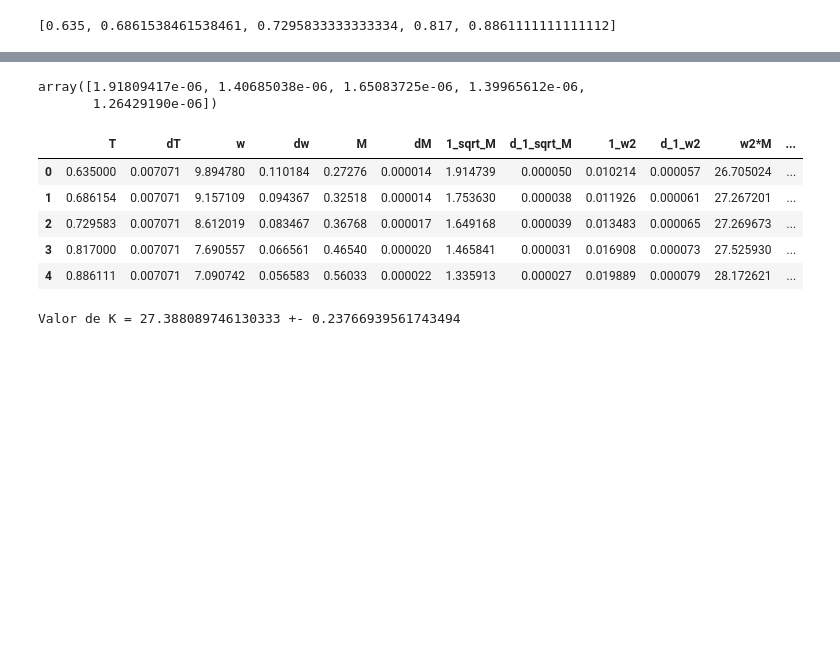
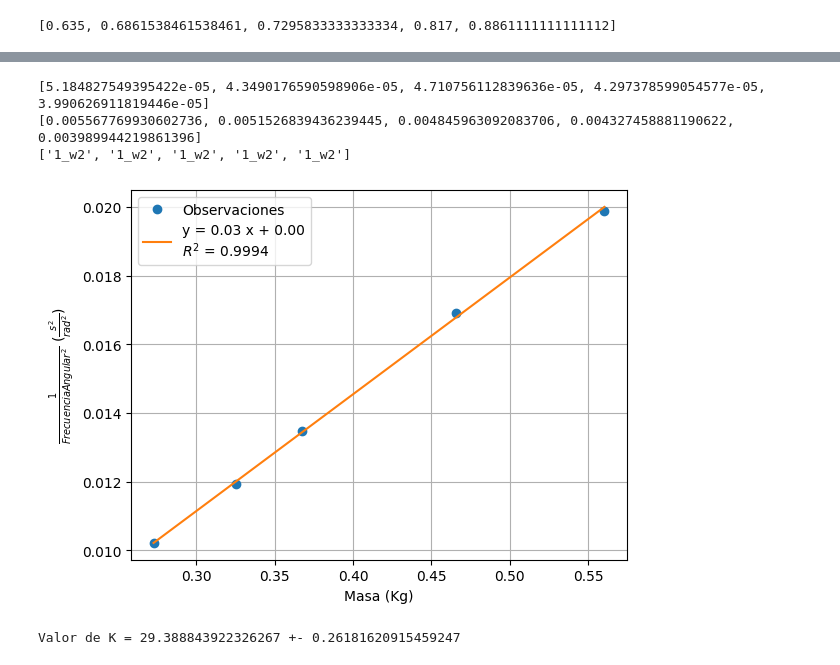
Before and after one commit to MatiMoran/Mecanica-y-Termodinamica-2024-1C, a Jupyter notebook: laboratorios/Labo04-05/Labo03.ipynb, the cells around one changed output, grey strips where cells are left out. Cells and saved outputs as stored; diff of their text form; code cells hidden in the pictures; blank space fills up the shorter version.

```diff
--- a/laboratorios/Labo04-05/Labo03.ipynb
+++ b/laboratorios/Labo04-05/Labo03.ipynb
@@ -447,23 +382,50 @@ Valor de K = 29.388843922326267 +- 0.26181620915459247
-# %%
-#En los 2 casos vemos que la ordenada al origen es la esperada, es decir cercana a 0
-np.array((2 * df['w'] * df['dM'] * df['dw'])**2 + (df['w']**2 * df['dM'])**2).astype(float)
-# %% [output]
-array([1.91809417e-06, 1.40685038e-06, 1.65083725e-06, 1.39965612e-06,
-       1.26429190e-06])
-# %%
-df['w2*M'] = df['w']**2 * df['M']
-df['d_w2*M'] = np.sqrt( np.array((2 * df['w'] * df['dM'] * df['dw'])**2 + (df['w']**2 * df['dM'])**2).astype(float))
-df
-# %% [output]
-|  | T | dT | w | dw | M | dM | 1_sqrt_M | d_1_sqrt_M | 1_w2 | d_1_w2 | w2*M | ... |
-| 0 | 0.635000 | 0.007071 | 9.894780 | 0.110184 | 0.27276 | 0.000014 | 1.914739 | 0.000050 | 0.010214 | 0.000057 | 26.705024 | ... |
-| 1 | 0.686154 | 0.007071 | 9.157109 | 0.094367 | 0.32518 | 0.000014 | 1.753630 | 0.000038 | 0.011926 | 0.000061 | 27.267201 | ... |
-| 2 | 0.729583 | 0.007071 | 8.612019 | 0.083467 | 0.36768 | 0.000017 | 1.649168 | 0.000039 | 0.013483 | 0.000065 | 27.269673 | ... |
-| 3 | 0.817000 | 0.007071 | 7.690557 | 0.066561 | 0.46540 | 0.000020 | 1.465841 | 0.000031 | 0.016908 | 0.000073 | 27.525930 | ... |
-| 4 | 0.886111 | 0.007071 | 7.090742 | 0.056583 | 0.56033 | 0.000022 | 1.335913 | 0.000027 | 0.019889 | 0.000079 | 28.172621 | ... |
-# %%
-K = df['w2*M'].mean()
-dK = np.sqrt((df['w2*M'].std()/np.sqrt(len(df['w2*M'])))**2 + df['d_w2*M'].mean()**2)
-print(f"Valor de K = {K} +- {dK}")
-# %% [output]
-Valor de K = 27.388089746130333 +- 0.23766939561743494
+# %%
+res, erroresRelativos1, erroresRelativos2 = mayorErrorRelativo(df, 'M', 'dM', '1_w2', 'd_1_w2')
+print(erroresRelativos1)
+print(erroresRelativos2)
+print(res)
+# %% [output]
+[5.184827549395422e-05, 4.3490176590598906e-05, 4.710756112839636e-05, 4.297378599054577e-05, 3.990626911819446e-05]
+[0.005567769930602736, 0.0051526839436239445, 0.004845963092083706, 0.004327458881190622, 0.003989944219861396]
+['1_w2', '1_w2', '1_w2', '1_w2', '1_w2']
+# %%
+a, b, da, db = fit_with_curve(lineal, df['M'], df['1_w2'], df['d_1_w2'])
+
+R2 = 1 - np.sum((lineal(df['M'], a, b) - df['1_w2'])**2) / np.sum((df['1_w2'] - np.mean(df['1_w2']))**2)
+
+#plt.errorbar(df['M'], df['L'], xerr=df['d_M'], yerr=df['dL'], fmt='o', label='Observaciones Con df')
+plt.plot(df['M'], df['1_w2'], 'o', label='Observaciones')
+
+plt.plot(df['M'], lineal(df['M'], a, b), label=f"y = {a:.2f} x + {b:.2f}\n"+r"$R^2$"+f" = {R2:.4f}")
+
+plt.xlabel(r'Masa (Kg)')
+plt.ylabel(r'$\frac{1}{Frecuencia Angular^2}$ ($\frac{s^2}{rad^2}$)')
+plt.legend()
+plt.grid()
+plt.show()
+
+# calculemos Ka, b, da, db = fit_with_curve(lineal, df['M'], df['1_w2'], df['d_1_w2'])
+
+R2 = 1 - np.sum((lineal(df['M'], a, b) - df['1_w2'])**2) / np.sum((df['1_w2'] - np.mean(df['1_w2']))**2)
+
+#plt.errorbar(df['M'], df['L'], xerr=df['d_M'], yerr=df['dL'], fmt='o', label='Observaciones Con df')
+plt.plot(df['M'], df['1_w2'], 'o', label='Observaciones')
+
+plt.plot(df['M'], lineal(df['M'], a, b), label=f"y = {a:.2f} x + {b:.2f}\n"+r"$R^2$"+f" = {R2:.4f}")
+
+plt.xlabel(r'Masa (Kg)')
+plt.ylabel(r'$\frac{1}{Frecuencia Angular^2}$ ($\frac{s^2}{rad^2}$)')
+plt.legend()
+plt.grid()
+plt.show()
+
+# calculemos K
+K = 1/a
+dK = 1/a**2 * da
+print(f"Valor de K = {K} +- {dK}")
+K = 1/a
+dK = 1/a**2 * da
+print(f"Valor de K = {K} +- {dK}")
+# %% [output]
+[figure, added]
+Valor de K = 29.388843922326267 +- 0.26181620915459247
```
Also changed, not shown: parts of 14 cells of this notebook, 2 other files.
